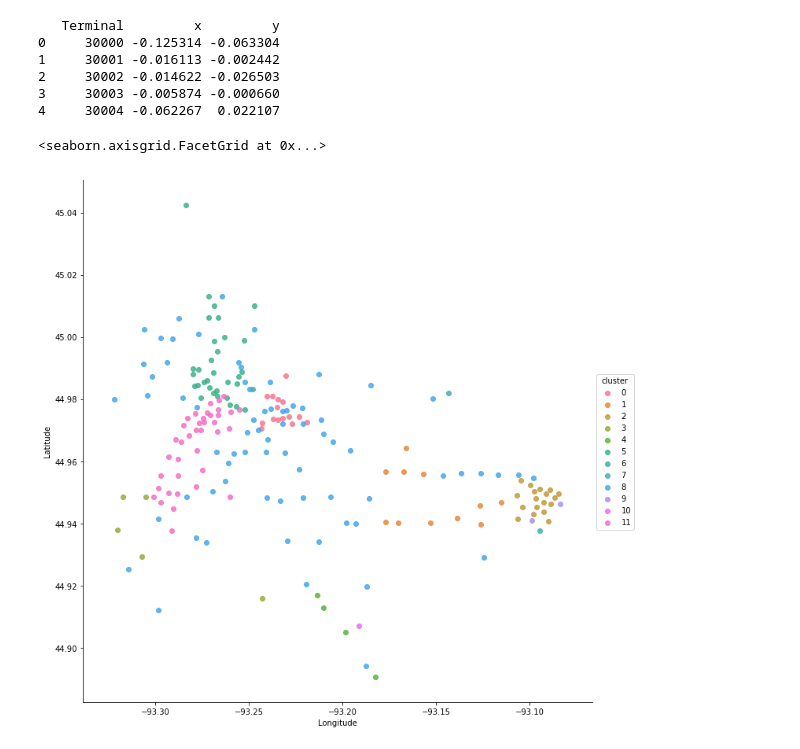
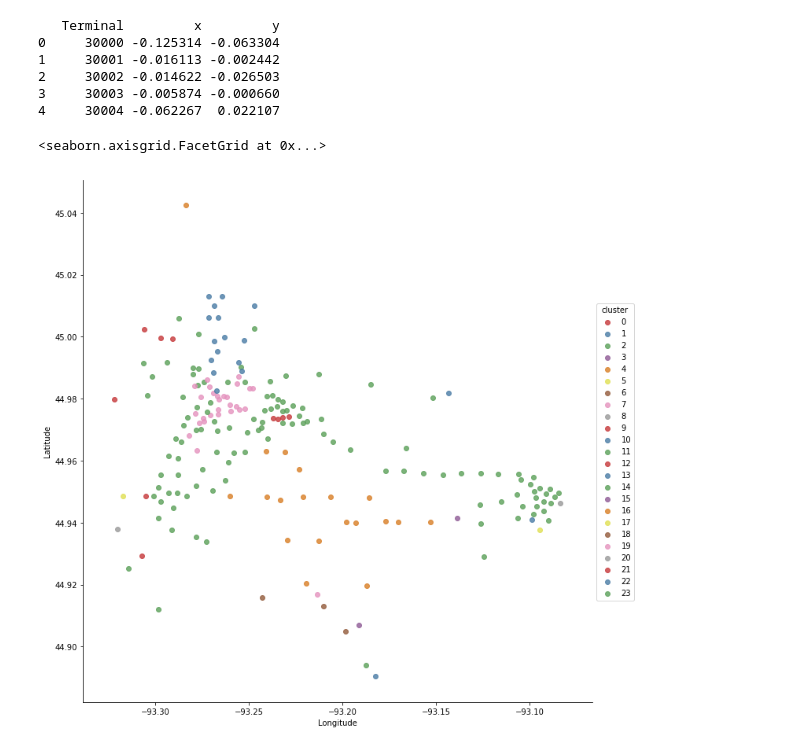
Before and after one commit to SethDKelly/NiceRideMN, a Jupyter notebook: Station KMean prototype.ipynb, the cells around one changed output. Cells and saved outputs as stored; diff of their text form; code cells hidden in the pictures.

```diff
--- a/Station KMean prototype.ipynb
+++ b/Station KMean prototype.ipynb
@@ -561,10 +599,12 @@ print(pca_df.head())
 3     30003 -0.005874 -0.000660
 4     30004 -0.062267  0.022107
 # %%
-pca_df['cluster']= KMeans(n_clusters=12).fit(from_normed).labels_
+pca_df['cluster']= KMeans(n_clusters=24).fit(from_normed).labels_
 travel_cluster = pd.merge(nr_station_2017, pca_df, left_on='Terminal', right_on='Terminal')
 # Stations based on coordinates and clusters
-sns.lmplot(x='Longitude', y='Latitude', hue='cluster', data=travel_cluster, fit_reg=False, size=10)
+
+palette = sns.color_palette("Set1", n_colors=12, desat=.7)
+sns.lmplot(x='Longitude', y='Latitude', hue='cluster', data=travel_cluster, fit_reg=False, palette=palette, size=10)
 # %% [output]
 <seaborn.axisgrid.FacetGrid at 0x...>
-[figure, old version]
+[figure, new version]
```
Also changed, not shown: parts of 21 cells of this notebook.
